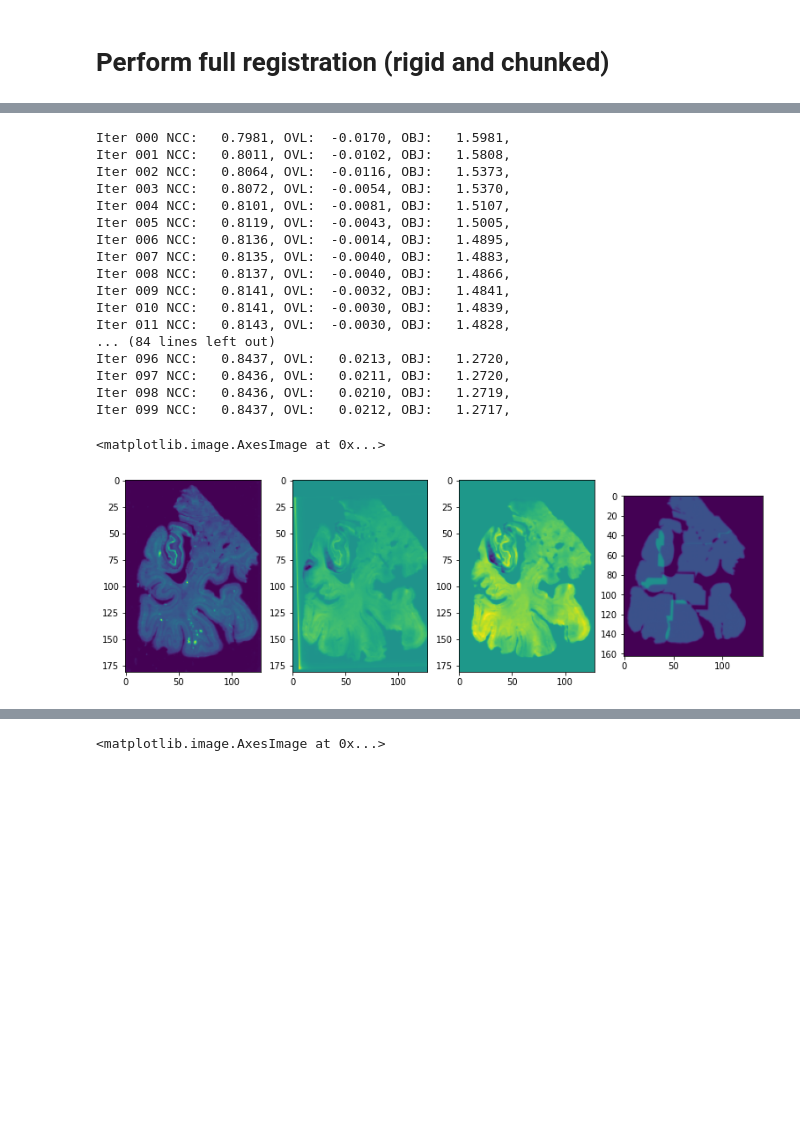
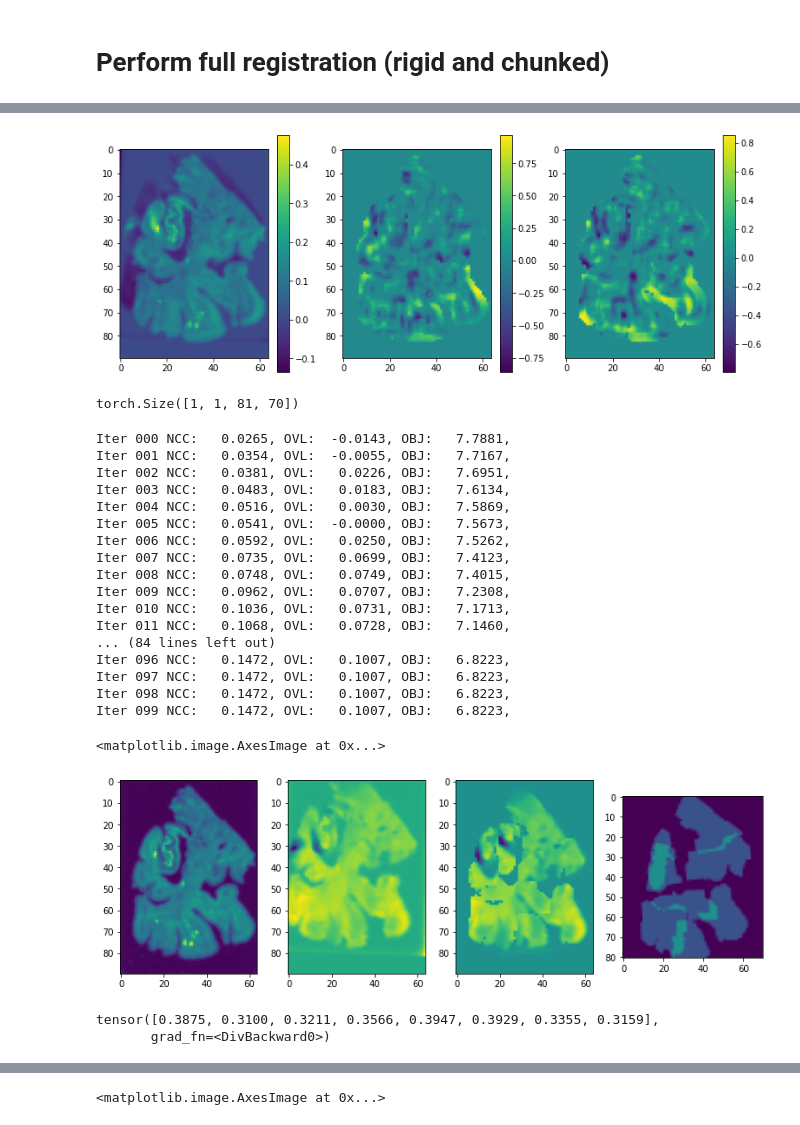
Before and after one commit to pyushkevich/pwreg, a Jupyter notebook: notebooks/fullreg.ipynb, the cells around one changed output, grey strips where cells are left out. Saved outputs shown, nothing was run; the diff lists cells and outputs as text; code cells hidden in the pictures; blank space fills up the shorter version.

```diff
--- a/notebooks/fullreg.ipynb
+++ b/notebooks/fullreg.ipynb
@@ -52,38 +82,59 @@ fig.colorbar(ax3.imshow(Q_opt[0,0,:,:].detach()), ax=ax3);
+# %%
+# Look at the NCC map
+ncc_init = R_nomask.ncc.ncc_maps(I_fix.T, Q_init, Mwhole)
+ncc_opt = R_nomask.ncc.ncc_maps(I_fix.T, Q_opt, Mwhole)
+fig, (ax1, ax2, ax3) = plt.subplots(figsize=(13, 5), ncols=3);
+fig.colorbar(ax1.imshow(R_nomask.I_fix.T.squeeze() - Q_opt.detach().squeeze()), ax=ax1);
+fig.colorbar(ax2.imshow(ncc_init[0,:,:].squeeze().detach()), ax=ax2);
+fig.colorbar(ax3.imshow(ncc_opt[0,:,:].squeeze().detach()), ax=ax3);
+# %% [output]
+[figure, added]
+# %%
+I_mov.T.shape
+# %% [output]
+torch.Size([1, 1, 81, 70])
 # %%
 # Solve the registration problem with piecewise mask
-R_chunk = pwreg.RigidProblem(I_fix, I_mov, I_fmsk)
+I_chunkmask = pwreg.Image2D(Mnew, I_fmsk.ras)
+I_chunk = pwreg.Image2D(I_fix.T.repeat(8,1,1,1), I_fix.ras)
+R_chunk = pwreg.RigidProblem(I_chunk, I_mov, I_chunkmask)
 
 theta2, dx2, dy2 = pwreg.RigidProblemOptimizer.make_init_param(8, theta.item(), dx.item(), dy.item())
 Q_init = R_chunk.apply_tform_to_moving(R_chunk.compute_tform(theta2, dx2, dy2))
 
-RO_chunk = pwreg.RigidProblemOptimizer(R_chunk, 1.0)
+RO_chunk = pwreg.RigidProblemOptimizer(R_chunk, 0.001)
 hist, ncc_val, ovl_val = RO_chunk.optimize(theta2, dx2, dy2, 100)
 Q_opt = R_chunk.apply_tform_to_moving(R_chunk.compute_tform(theta2, dx2, dy2))
 M_inv = R_chunk.ovl.overlap_image(torch.inverse(R_chunk.compute_tform(theta2, dx2, dy2)))
 # %% [output]
-Iter 000 NCC:   0.7981, OVL:  -0.0170, OBJ:   1.5981,
-Iter 001 NCC:   0.8011, OVL:  -0.0102, OBJ:   1.5808,
-Iter 002 NCC:   0.8064, OVL:  -0.0116, OBJ:   1.5373,
-Iter 003 NCC:   0.8072, OVL:  -0.0054, OBJ:   1.5370,
-Iter 004 NCC:   0.8101, OVL:  -0.0081, OBJ:   1.5107,
-Iter 005 NCC:   0.8119, OVL:  -0.0043, OBJ:   1.5005,
-Iter 006 NCC:   0.8136, OVL:  -0.0014, OBJ:   1.4895,
-Iter 007 NCC:   0.8135, OVL:  -0.0040, OBJ:   1.4883,
-Iter 008 NCC:   0.8137, OVL:  -0.0040, OBJ:   1.4866,
-Iter 009 NCC:   0.8141, OVL:  -0.0032, OBJ:   1.4841,
-Iter 010 NCC:   0.8141, OVL:  -0.0030, OBJ:   1.4839,
-Iter 011 NCC:   0.8143, OVL:  -0.0030, OBJ:   1.4828,
+Iter 000 NCC:   0.0265, OVL:  -0.0143, OBJ:   7.7881,
+Iter 001 NCC:   0.0354, OVL:  -0.0055, OBJ:   7.7167,
+Iter 002 NCC:   0.0381, OVL:   0.0226, OBJ:   7.6951,
+Iter 003 NCC:   0.0483, OVL:   0.0183, OBJ:   7.6134,
+Iter 004 NCC:   0.0516, OVL:   0.0030, OBJ:   7.5869,
+Iter 005 NCC:   0.0541, OVL:  -0.0000, OBJ:   7.5673,
+Iter 006 NCC:   0.0592, OVL:   0.0250, OBJ:   7.5262,
+Iter 007 NCC:   0.0735, OVL:   0.0699, OBJ:   7.4123,
+Iter 008 NCC:   0.0748, OVL:   0.0749, OBJ:   7.4015,
+Iter 009 NCC:   0.0962, OVL:   0.0707, OBJ:   7.2308,
+Iter 010 NCC:   0.1036, OVL:   0.0731, OBJ:   7.1713,
+Iter 011 NCC:   0.1068, OVL:   0.0728, OBJ:   7.1460,
 ... (84 lines left out)
-Iter 096 NCC:   0.8437, OVL:   0.0213, OBJ:   1.2720,
-Iter 097 NCC:   0.8436, OVL:   0.0211, OBJ:   1.2720,
-Iter 098 NCC:   0.8436, OVL:   0.0210, OBJ:   1.2719,
-Iter 099 NCC:   0.8437, OVL:   0.0212, OBJ:   1.2717,
+Iter 096 NCC:   0.1472, OVL:   0.1007, OBJ:   6.8223,
+Iter 097 NCC:   0.1472, OVL:   0.1007, OBJ:   6.8223,
+Iter 098 NCC:   0.1472, OVL:   0.1007, OBJ:   6.8223,
+Iter 099 NCC:   0.1472, OVL:   0.1007, OBJ:   6.8223,
 # %%
 fig, (ax1, ax2, ax3, ax4) = plt.subplots(figsize=(13, 4), ncols=4);
-ax1.imshow(R_chunk.I_fix.T.squeeze(), aspect='equal')
+ax1.imshow(I_fix.T.squeeze(), aspect='equal')
 ax2.imshow(Q_opt[4,0,:,:].detach(), aspect='equal')
 ax3.imshow(torch.sum(Q_opt * R_chunk.M_fix.T, axis=0).squeeze().detach(), aspect='equal')
 ax4.imshow(torch.sum(M_inv, axis=0).squeeze().detach(), vmin=0, vmax=4, aspect='equal')
 # %% [output]
 <matplotlib.image.AxesImage at 0x...>
-[figure, old version]
+[figure, new version]
+# %%
+ncc_val
+# %% [output]
+tensor([0.3875, 0.3100, 0.3211, 0.3566, 0.3947, 0.3929, 0.3355, 0.3159],
+       grad_fn=<DivBackward0>)
```
Also changed, not shown: parts of 7 cells of this notebook, 2 other files.
